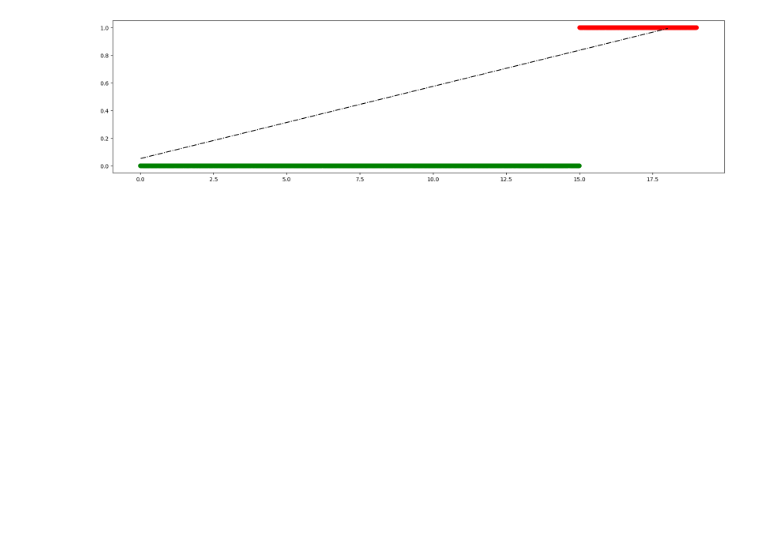
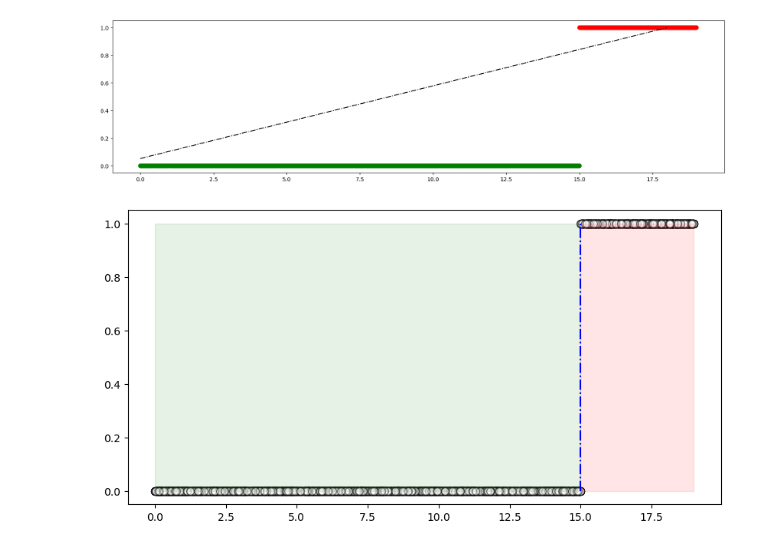
Before and after one commit to anoban/Supervised-Machine-Learning-Regression-and-Classification, a Jupyter notebook: anoban/Classification.ipynb, the cells around one changed output. Drawn from its saved outputs; the diff is of its cells as text; code cells hidden in the pictures; blank space fills up the shorter version.

```diff
--- a/anoban/Classification.ipynb
+++ b/anoban/Classification.ipynb
@@ -90,3 +90,23 @@ plt.show()
 # %%
 # linear regression works way better if the dataset has no outliers as they tend to skew the coefficients
 # in this model, only a small fraction of red points will be misclassified!
+# %%
+# what we need is a binary classifier and a vertical decision boundary
+
+threshold = 15
+tumour_size = np.random.rand(10_000) * 19 # in millimeters
+is_malignant = (tumour_size > threshold).astype(np.int32)
+
+train_x, test_x, train_y, test_y = train_test_split(tumour_size.reshape(tumour_size.size, 1), is_malignant, train_size = 0.8)
+model = LinearRegression(n_jobs = 16)
+model.fit(train_x, train_y)
+
+fig, axes = plt.subplots()
+fig.set_size_inches(10, 5)
+axes.scatter(tumour_size, is_malignant, s = 50, alpha = 0.5, color = "white", edgecolor = "black")
+axes.vlines(x = threshold, ymin = 0, ymax = 1, linestyle = "-.", color = "blue")
+axes.fill_between(x = [threshold, tumour_size.max()], y1 = 0, y2 = 1, alpha = 0.1, color = "red")
+axes.fill_between(x = [tumour_size.min(), threshold], y1 = 0, y2 = 1, alpha = 0.1, color = "green")
+plt.show()
+# %% [output]
+[figure, added]
```
Also changed, not shown: parts of 6 cells of this notebook, 1 other file.
